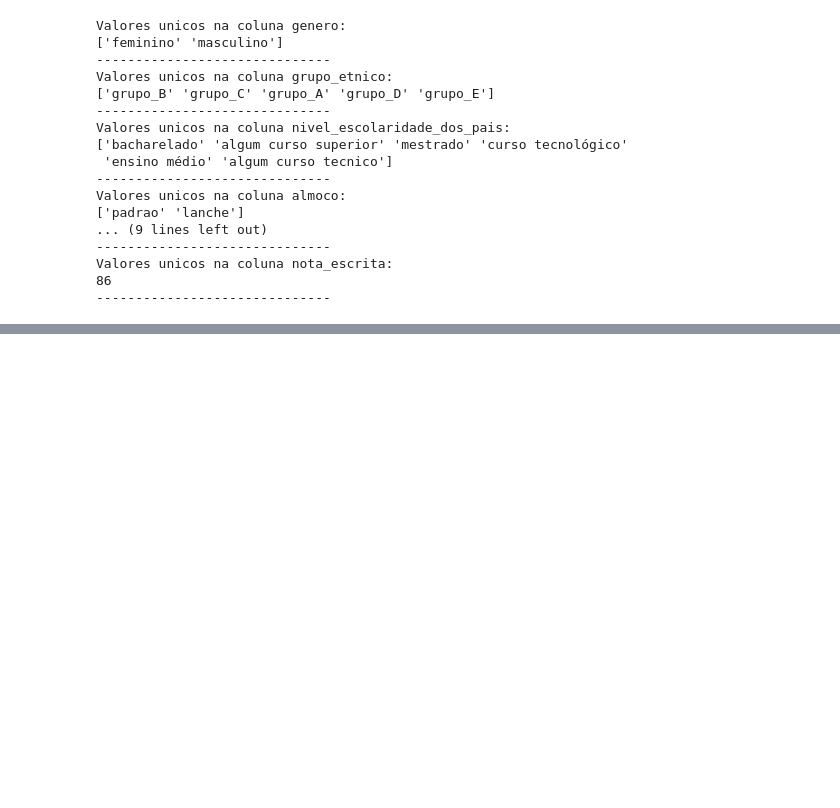
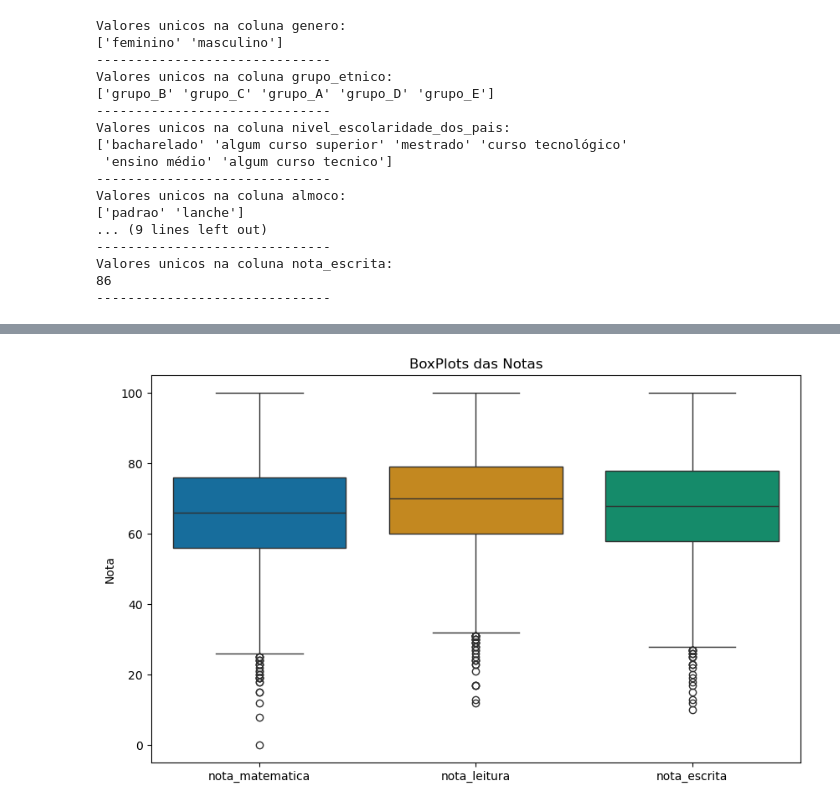
Before and after one commit to Pinaa-Matheus/Analise_DesempenhoEstudantil, a Jupyter notebook: analises.ipynb, the cells around one changed output, grey strips where cells are left out. Cells and saved outputs as stored; diff of their text form; code cells hidden in the pictures; blank space fills up the shorter version.

```diff
--- a/analises.ipynb
+++ b/analises.ipynb
@@ -102,3 +104,37 @@ Valores unicos na coluna almoco:
 Valores unicos na coluna nota_escrita:
 86
 ------------------------------
+# %%
+df['genero'] = df['genero'].replace({'female': 'feminino', 'male': 'masculino'})
+display(df.head())
+
+df['grupo_etnico'] = df['grupo_etnico'].replace({
+    'group A': 'grupo_A',
+    'group B': 'grupo_B',
+    'group C': 'grupo_C',
+    'group D': 'grupo_D',
+    'group E': 'grupo_E'
+})
+display(df.head())
+
+df['nivel_escolaridade_dos_pais'] = df['nivel_escolaridade_dos_pais'].replace({
+    "bachelor's degree": 'bacharelado',
+    'some college': 'algum curso superior',
+    "master's degree": 'mestrado',
+    "associate's degree": 'curso tecnológico',
+    'high school': 'ensino médio',
+    'some high school': 'algum curso tecnico'
+})
+display(df.head())
+
+df['almoco'] = df['almoco'].replace({
+    'standard': 'padrao',
+    'free/reduced': 'lanche'
+})
+display(df.head())
+
+df['curso_preparatorio_para_teste'] = df['curso_preparatorio_para_teste'].replace({
+    'none': 'nenhum',
+    'completed': 'completo'
+})
+display(df.head())
@@ -104,0 +283,11 @@ Valores unicos na coluna nota_escrita:
+# %%
+#Graficos boxplot
+colunas_notas = ['nota_matematica', 'nota_leitura', 'nota_escrita']
+
+plt.figure(figsize=(10, 6))
+sns.boxplot(data=df[colunas_notas], palette='colorblind')
+plt.title('BoxPlots das Notas')
+plt.ylabel('Nota')
+plt.show()
+# %% [output]
+[figure, added]
```
Also changed, not shown: parts of 19 cells of this notebook.
